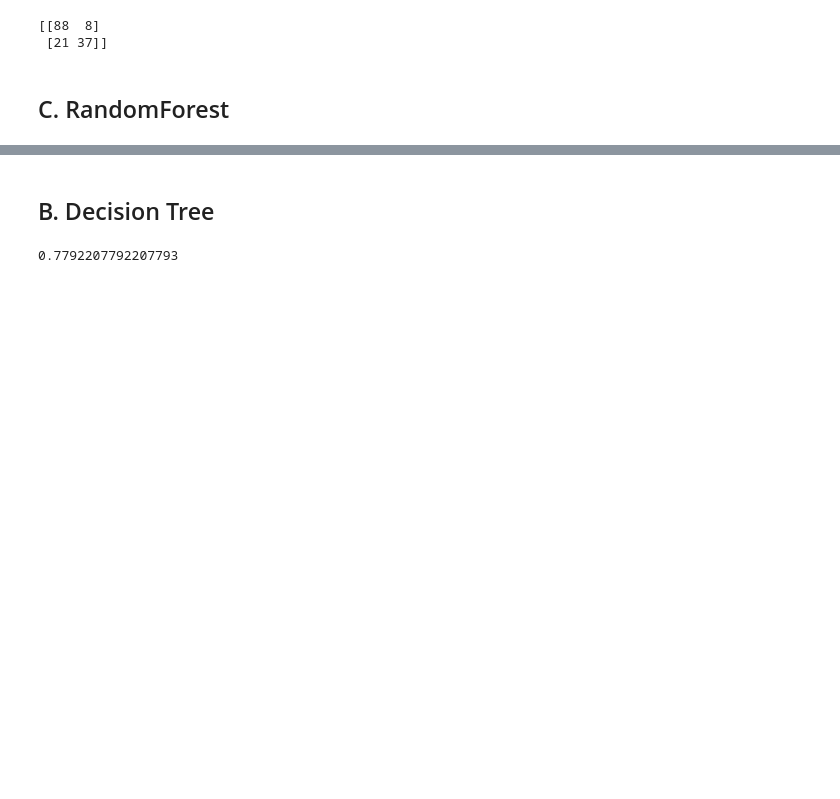
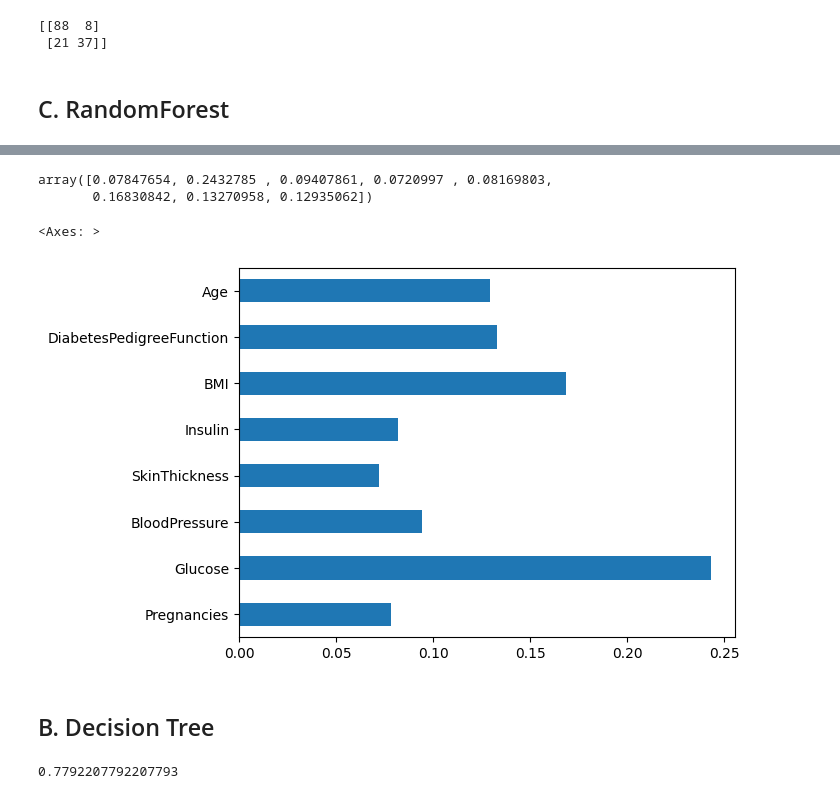
Before and after one commit to sabheen9/Diabetic-Patient-Prediction, a Jupyter notebook: DiabeticPatientPrediction.ipynb, the cells around one changed output, grey strips where cells are left out. Drawn from its saved outputs; the diff is of its cells as text; code cells hidden in the pictures; blank space fills up the shorter version.

```diff
--- a/DiabeticPatientPrediction.ipynb
+++ b/DiabeticPatientPrediction.ipynb
@@ -289,3 +276,13 @@ print(confusion_matrix(Y_test,rfc_predict))
+# %%
+rfc_model.feature_importances_
+# %% [output]
+array([0.07847654, 0.2432785 , 0.09407861, 0.0720997 , 0.08169803,
+       0.16830842, 0.13270958, 0.12935062])
+# %%
+pd.Series(rfc_model.feature_importances_,index=X.columns).plot(kind='barh')
+# %% [output]
+<Axes: >
+[figure, added]
 # %% [markdown]
 ## B. Decision Tree
 # %%
```
Also changed, not shown: parts of 20 cells of this notebook.
